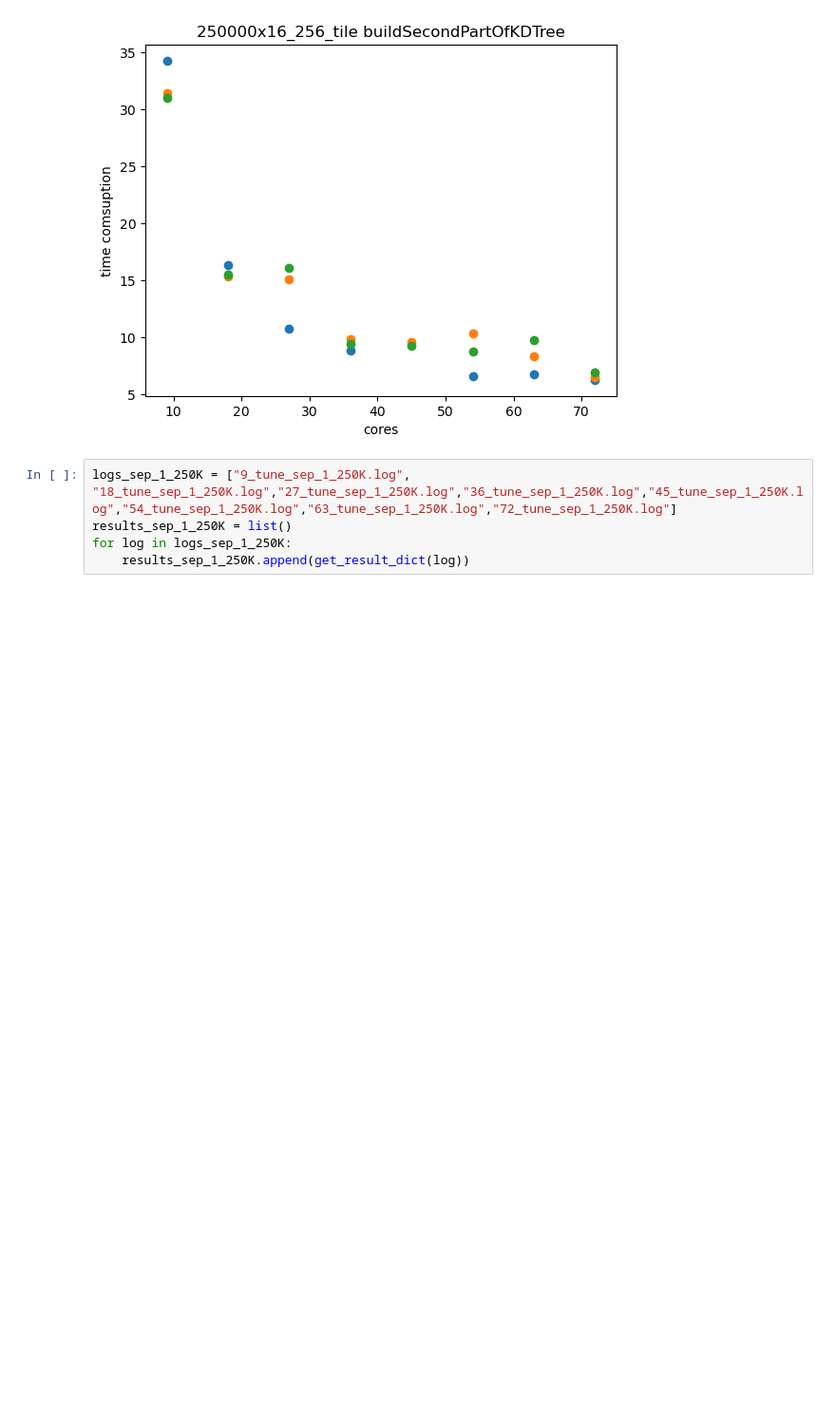
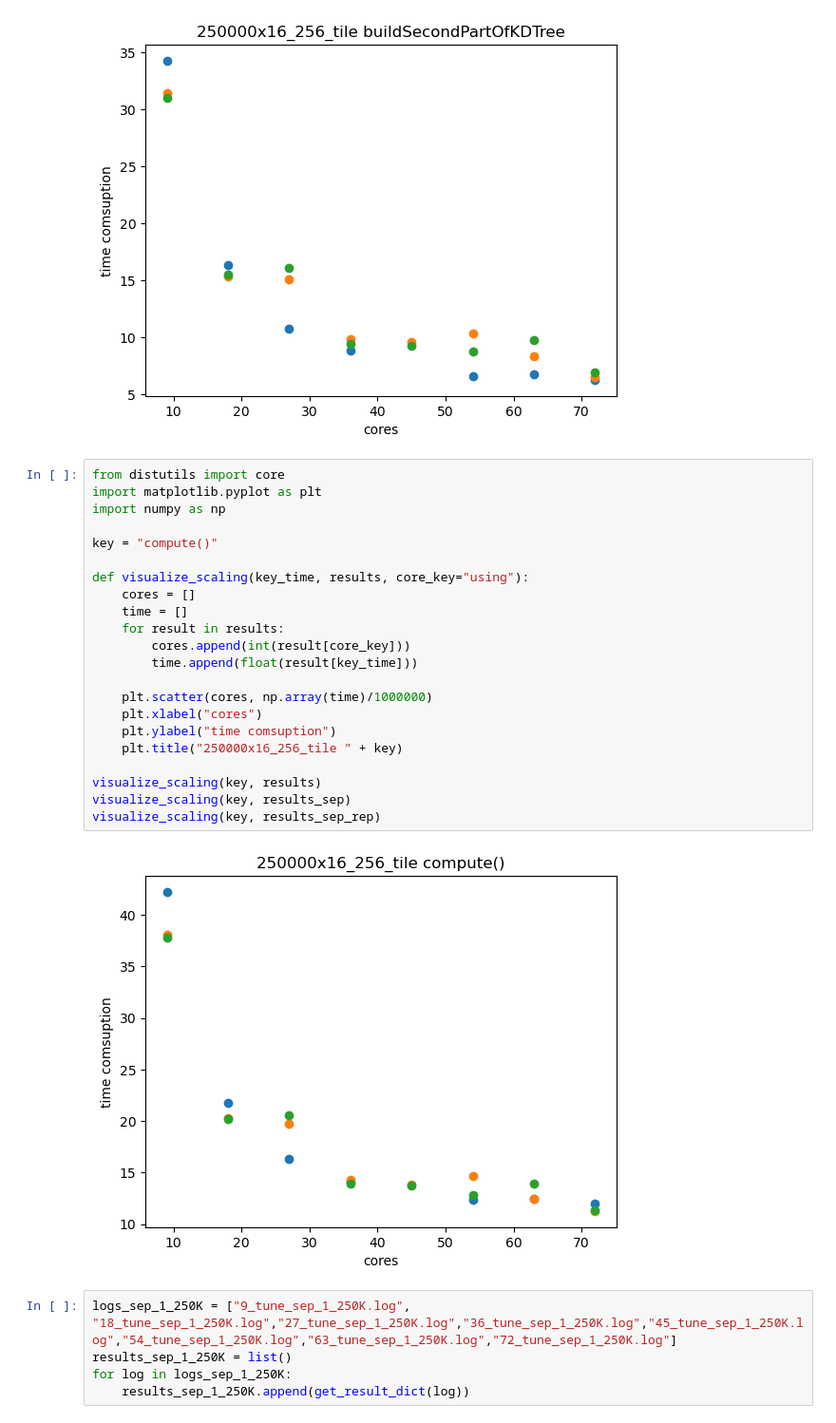
Before and after one commit to rmRabbishFile/tools, a Jupyter notebook: gen_report.ipynb, the cells around one changed output. Shown: that part at 95% size. Cells and saved outputs as stored; diff of their text form; blank space fills up the shorter version.

```diff
--- a/gen_report.ipynb
+++ b/gen_report.ipynb
@@ -162,6 +162,30 @@ visualize_scaling(key, results_sep)
 visualize_scaling(key, results_sep_rep)
 # %% [output]
 [figure]
+# %%
+from distutils import core
+import matplotlib.pyplot as plt
+import numpy as np
+
+key = "compute()"
+
+def visualize_scaling(key_time, results, core_key="using"):
+    cores = []
+    time = []
+    for result in results:
+        cores.append(int(result[core_key]))
+        time.append(float(result[key_time]))
+
+    plt.scatter(cores, np.array(time)/1000000)
+    plt.xlabel("cores")
+    plt.ylabel("time comsuption")
+    plt.title("250000x16_256_tile " + key)
+
+visualize_scaling(key, results)
+visualize_scaling(key, results_sep)
+visualize_scaling(key, results_sep_rep)
+# %% [output]
+[figure, added]
 # %%
 logs_sep_1_250K = ["9_tune_sep_1_250K.log", "18_tune_sep_1_250K.log","27_tune_sep_1_250K.log","36_tune_sep_1_250K.log","45_tune_sep_1_250K.log","54_tune_sep_1_250K.log","63_tune_sep_1_250K.log","72_tune_sep_1_250K.log"]
 results_sep_1_250K = list()
```
Also changed, not shown: parts of 2 cells of this notebook, 1 other file.
